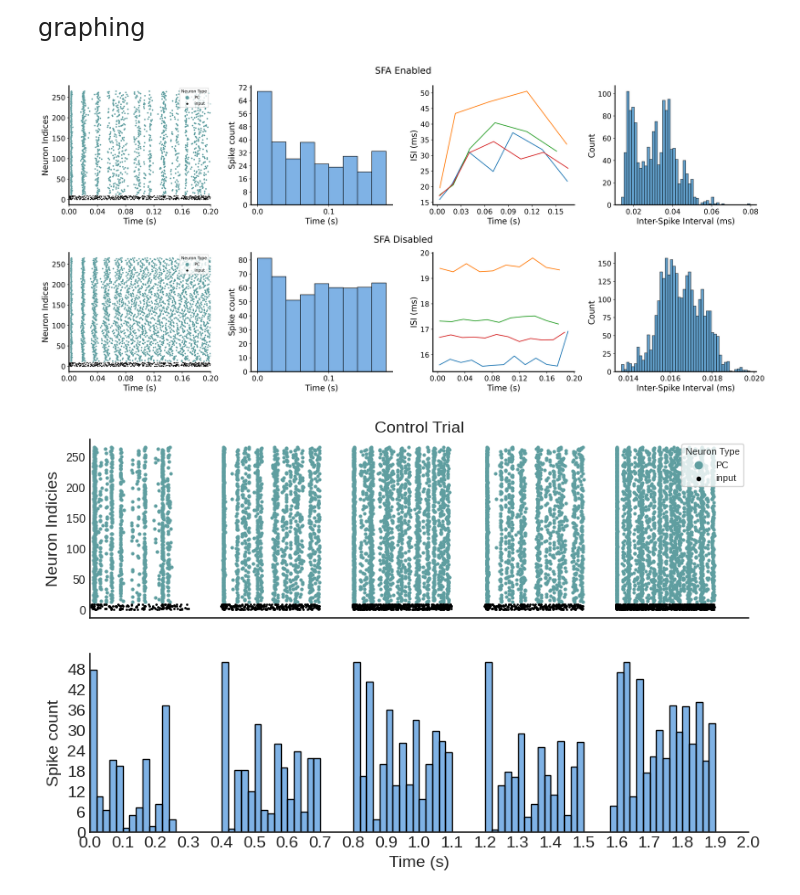
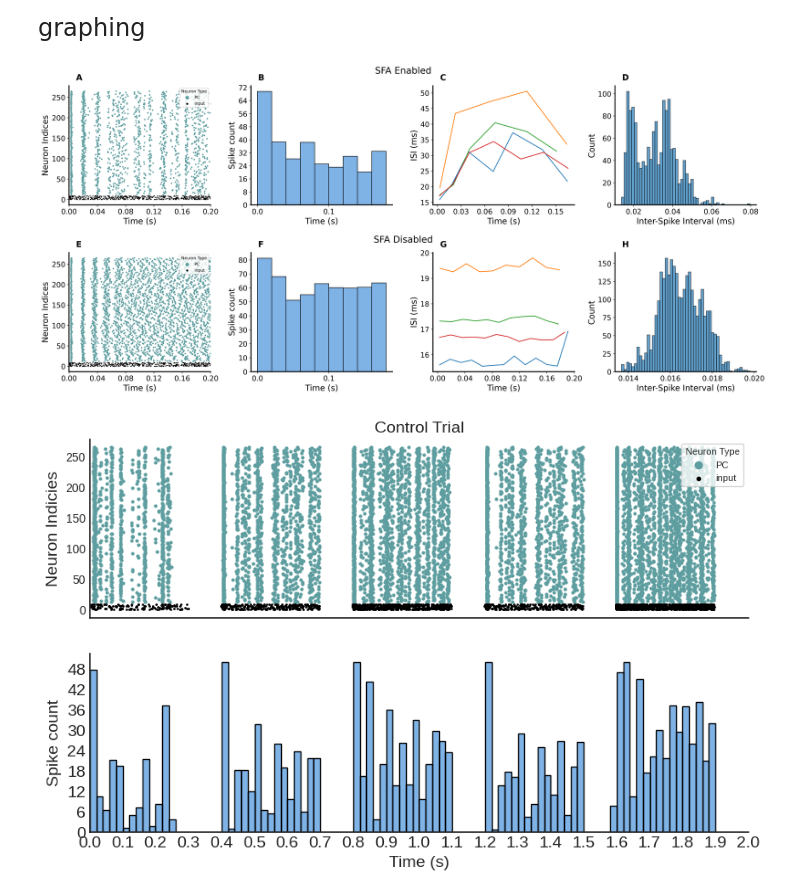
Before and after one commit to Aramatos/dynapse2_adaptation, a Jupyter notebook: SFA_fig.ipynb, the cells around one changed output. Saved outputs shown, nothing was run; the diff lists cells and outputs as text; code cells hidden in the pictures.

```diff
--- a/SFA_fig.ipynb
+++ b/SFA_fig.ipynb
@@ -91,9 +91,15 @@ duration_2 = round(times_2[-1], 1)
 # Create subplots
 fig, axs = plt.subplots(2, 4, figsize=(20, 10),dpi=300)  # Adjusted to 2x8 subplots
 axs = axs.ravel()  # Flatten the 2D array of axes for easy iteration
+# Define letters and their positions
+letter_position = (0.05, 1.1)
+# The positions are examples, you may need to adjust them
+letters = ['A', 'B', 'C', 'D', 'E', 'F', 'G', 'H']
+positions = [(0.05, 0.9), (0.05, 0.9), (0.05, 0.9), (0.05, 0.9),
+             (0.05, 0.9), (0.05, 0.9), (0.05, 0.9), (0.05, 0.9)]  # (x, y) in axes fraction
 
-# Define a function to create the plots to avoid code duplication
-def create_plots(axs, data, duration, file_index):
+# Modify the create_plots function to include letters
+def create_plots(axs, data, duration, file_index, letters, positions):
     input_ids, input_times, ids, times, all_isis, isi_list, isi_times, psth, bins = data
 
     # Raster plot
@@ -128,38 +134,44 @@ def create_plots(axs, data, duration, file_index):
 
     # Remove top and right spines for all subplots
     for ax in axs[4 * file_index:4 * (file_index + 1)]:
         ax.spines['right'].set_visible(False)
         ax.spines['top'].set_visible(False)
 
 
+    # Add letters to each subplot
+    for i in range(4):
+        ax = axs[i + 4 * file_index]
+        letter = letters[i + 4 * file_index]
+        ax.text(letter_position[0], letter_position[1], letter, transform=ax.transAxes, fontsize=FONT_SIZE,
+                fontweight='bold', va='top', ha='left')
+
+
 # Create plots for the first file
-create_plots(axs, (input_ids_1, input_times_1, ids_1, times_1, all_isis_1, isi_list_1, isi_times_1, psth_1, bins_1), duration_1, 0)
-# Set title for the top plots (first row)
+create_plots(axs, (input_ids_1, input_times_1, ids_1, times_1, all_isis_1, isi_list_1, isi_times_1, psth_1, bins_1), duration_1, 0, letters, positions)
+create_plots(axs, (input_ids_2, input_times_2, ids_2, times_2, all_isis_2, isi_list_2, isi_times_2, psth_2, bins_2), duration_2, 1, letters, positions)
 
-# Create plots for the second file
-create_plots(axs, (input_ids_2, input_times_2, ids_2, times_2, all_isis_2, isi_list_2, isi_times_2, psth_2, bins_2), duration_2, 1)
 # Set title for the bottom plots (second row)
 
 # Manually set titles for the top and bottom rows
 fig.text(0.5, 0.92, 'SFA Enabled', ha='center', va='center', fontsize=FONT_SIZE_TITLE)
 fig.text(0.5, 0.46, 'SFA Disabled', ha='center', va='center', fontsize=FONT_SIZE_TITLE)
 
 # Apply the tick size and axes line thickness to all subplots
 for ax in axs:
     ax.tick_params(axis='both', which='major', labelsize=TICK_SIZE)
     for axis in ['top','bottom','left','right']:
         ax.spines[axis].set_linewidth(AXES_LINEWIDTH)
 
 
 
 # Adjust the layout to make space for the titles
 plt.tight_layout(rect=[0, 0.03, 1, 0.9])  # Adjust the top value as needed
 
 # Adjust the spacing between the subplots and the edge of the figure
 plt.subplots_adjust(top=0.88, hspace=0.4)  # Adjust hspace for space between rows
 plt.show()
 # %% [output]
-[figure, old version]
+[figure, new version]
 # %%
 def plot_raster_and_psth(output_events, virual_n, neuron_n,duration=2,bin_size=0.050):
     """
```
Also changed, not shown: 3 other files.
